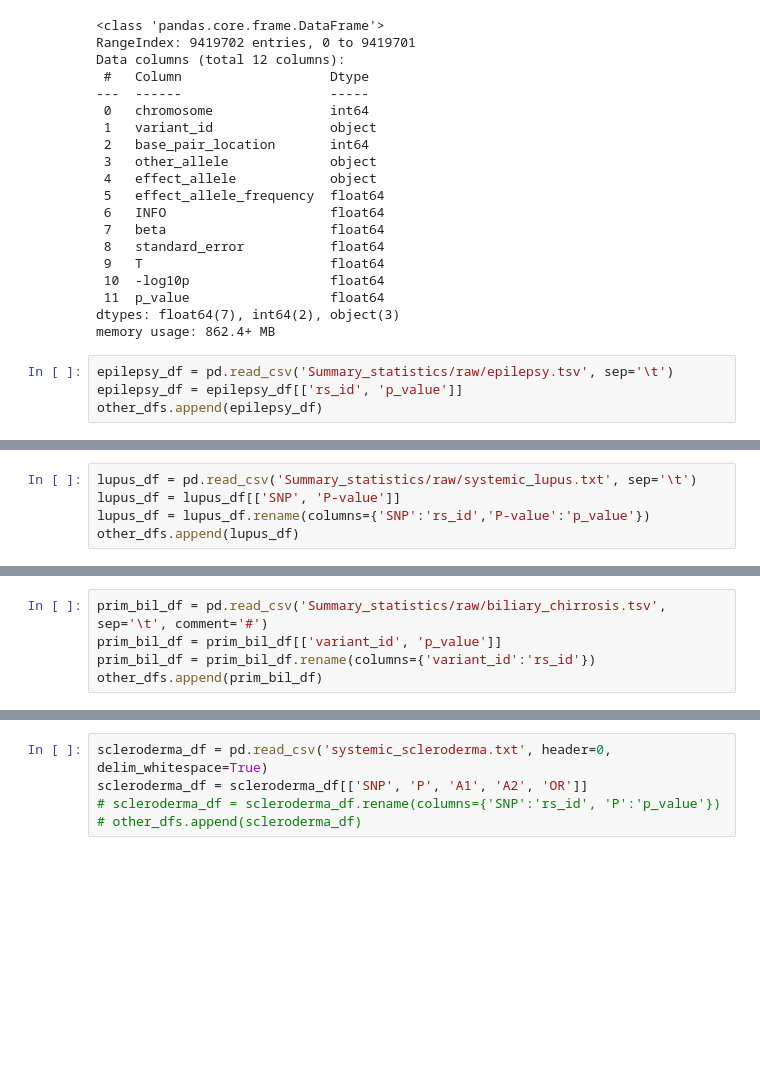
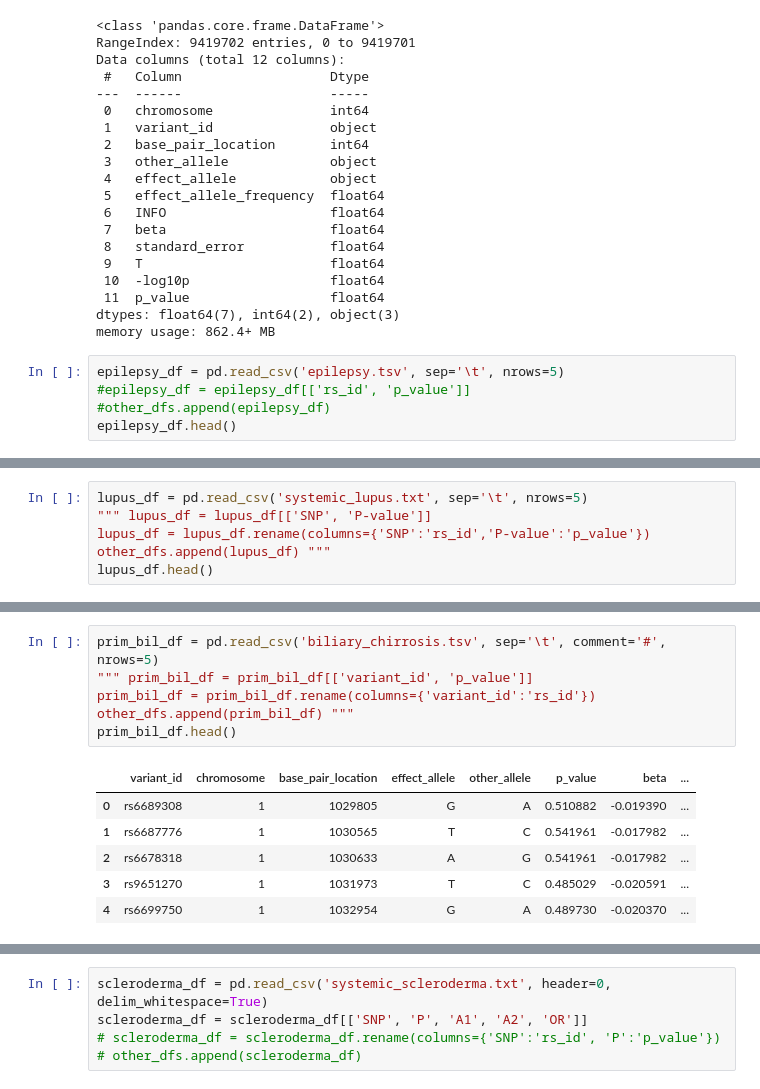
Before and after one commit to Aje026/Genetic-Overlap-in-Female-Biased-Disorders, a Jupyter notebook: GWAS_summary_statistics.ipynb, the cells around one changed output, grey strips where cells are left out. Drawn from its saved outputs; the diff is of its cells as text; blank space fills up the shorter version.

```diff
--- a/GWAS_summary_statistics.ipynb
+++ b/GWAS_summary_statistics.ipynb
@@ -38,6 +38,7 @@ Data columns (total 12 columns):
 dtypes: float64(7), int64(2), object(3)
 memory usage: 862.4+ MB
 # %%
-epilepsy_df = pd.read_csv('Summary_statistics/raw/epilepsy.tsv', sep='\t')
-epilepsy_df = epilepsy_df[['rs_id', 'p_value']]
-other_dfs.append(epilepsy_df)
+epilepsy_df = pd.read_csv('epilepsy.tsv', sep='\t', nrows=5)
+#epilepsy_df = epilepsy_df[['rs_id', 'p_value']]
+#other_dfs.append(epilepsy_df)
+epilepsy_df.head()
@@ -44,5 +52,6 @@ other_dfs.append(epilepsy_df)
 # %%
-lupus_df = pd.read_csv('Summary_statistics/raw/systemic_lupus.txt', sep='\t')
-lupus_df = lupus_df[['SNP', 'P-value']]
+lupus_df = pd.read_csv('systemic_lupus.txt', sep='\t', nrows=5)
+""" lupus_df = lupus_df[['SNP', 'P-value']]
 lupus_df = lupus_df.rename(columns={'SNP':'rs_id','P-value':'p_value'})
-other_dfs.append(lupus_df)
+other_dfs.append(lupus_df) """
+lupus_df.head()
@@ -49,6 +65,14 @@ other_dfs.append(lupus_df)
 # %%
-prim_bil_df = pd.read_csv('Summary_statistics/raw/biliary_chirrosis.tsv', sep='\t', comment='#')
-prim_bil_df = prim_bil_df[['variant_id', 'p_value']]
+prim_bil_df = pd.read_csv('biliary_chirrosis.tsv', sep='\t', comment='#', nrows=5)
+""" prim_bil_df = prim_bil_df[['variant_id', 'p_value']]
 prim_bil_df = prim_bil_df.rename(columns={'variant_id':'rs_id'})
-other_dfs.append(prim_bil_df)
+other_dfs.append(prim_bil_df) """
+prim_bil_df.head()
+# %% [output]
+|  | variant_id | chromosome | base_pair_location | effect_allele | other_allele | p_value | beta | ... |
+| 0 | rs6689308 | 1 | 1029805 | G | A | 0.510882 | -0.019390 | ... |
+| 1 | rs6687776 | 1 | 1030565 | T | C | 0.541961 | -0.017982 | ... |
+| 2 | rs6678318 | 1 | 1030633 | A | G | 0.541961 | -0.017982 | ... |
+| 3 | rs9651270 | 1 | 1031973 | T | C | 0.485029 | -0.020591 | ... |
+| 4 | rs6699750 | 1 | 1032954 | G | A | 0.489730 | -0.020370 | ... |
 # %%
```
Also changed, not shown: parts of 11 cells of this notebook, 4 other files.
